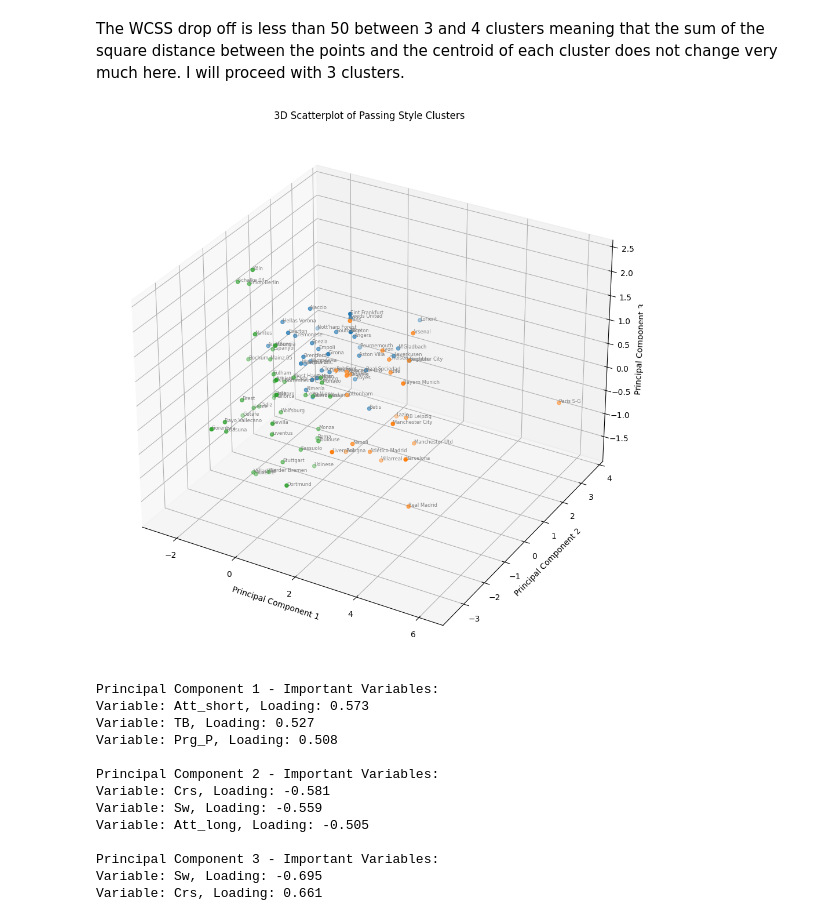
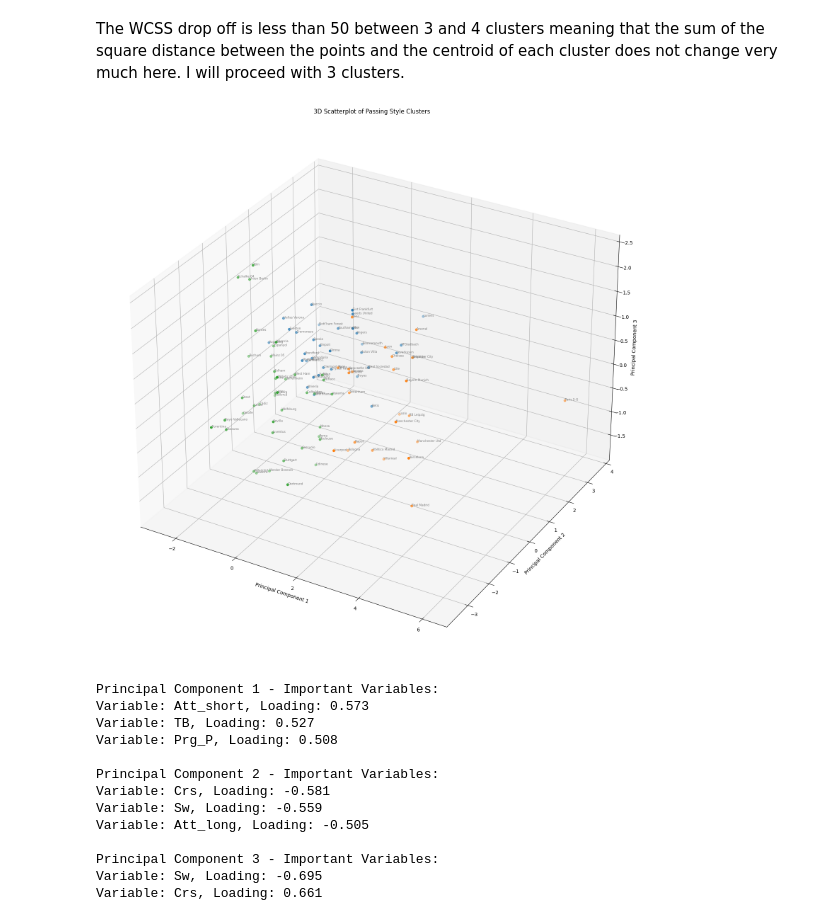
Before and after one commit to Owenp25/-Top-5-Football-Leagues-Clustering-Analysis, a Jupyter notebook: Top_5_Football_Leagues_Clustering_Teams_by_Passing_Play_Style.ipynb, the cells around one changed output. Drawn from its saved outputs; the diff is of its cells as text; code cells hidden in the pictures.

```diff
--- a/Top_5_Football_Leagues_Clustering_Teams_by_Passing_Play_Style.ipynb
+++ b/Top_5_Football_Leagues_Clustering_Teams_by_Passing_Play_Style.ipynb
@@ -1011,21 +883,3 @@ plt.grid()
 plt.show()
 # %% [output]
 [figure]
-# %%
-loadings = pca.components_[:3,:]
-
-bfig, ax = plt.subplots(figsize=(15,12))
-ax.scatter(pc_df['PC2'], pc_df['PC3'], c='b', marker='o', label='Teams')
-
-# plot loadings of variables as arrows
-for i, (x, y, z) in enumerate(loadings.T):
-  ax.arrow(0, 0, x, y, color='r', alpha = 0.75, head_width=0.1, head_length=0.1)
-  ax.text(x * 1.1, y * 1.1, top5_pass_style_2.columns[i], color='g')
-
-ax.set_xlabel('Principal Component 2')
-ax.set_ylabel('Principal Component 3')
-
-plt.title('Biplot of Passing Principal Components 2 & 3')
-plt.legend()
-plt.grid()
-plt.show()
@@ -1078,41 +930,38 @@ y = pc_df['PC2']
 z = pc_df['PC3']
 
 # plot each point colored by the respective cluster
-fig = plt.figure(figsize=(12,12))
+fig = plt.figure(figsize=(20,20))
 ax = fig.add_subplot(111, projection = '3d')
 for cluster_id in range(num_clusters):
     ax.scatter(
         top5_pass_style_pca_2[cluster_labels == cluster_id, 0],
         top5_pass_style_pca_2[cluster_labels == cluster_id, 1],
         top5_pass_style_pca_2[cluster_labels == cluster_id, 2],
         label=f'Cluster {cluster_id}',
         cmap='viridis',
     )
 
 # print the squad names next to each point
 texts = []
 for i in range(len(top5_pass_style_pca_2)):
     texts.append(
         ax.text(
             top5_pass_style_pca_2[i, 0],
             top5_pass_style_pca_2[i, 1],
             top5_pass_style_pca_2[i, 2],
             labels[i],
             fontsize=6,
             color='grey',
         )
     )
 
-# adjust the text locations
-# adjust_text(texts, arrowprops=dict(arrowstyle='-', color='grey', lw=0.5))
-
 ax.set_xlabel('Principal Component 1')
 ax.set_ylabel('Principal Component 2')
 ax.set_zlabel('Principal Component 3')
 plt.title('3D Scatterplot of Passing Style Clusters')
 plt.show()
 # %% [output]
-[figure, old version]
+[figure, new version]
 # %%
 # Define a threshold for considering important variables
 loading_threshold = 0.5
```
Also changed, not shown: parts of 26 cells of this notebook.
